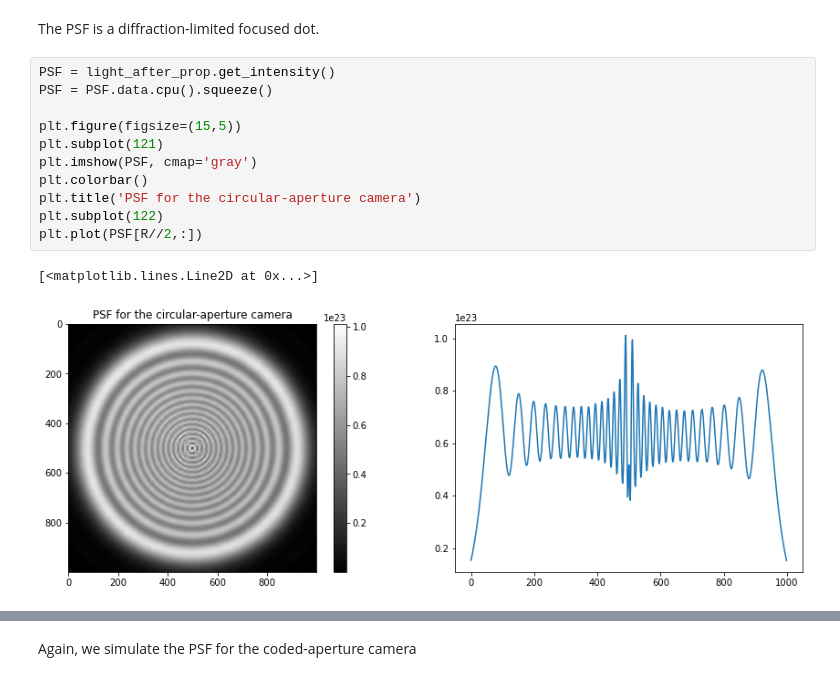
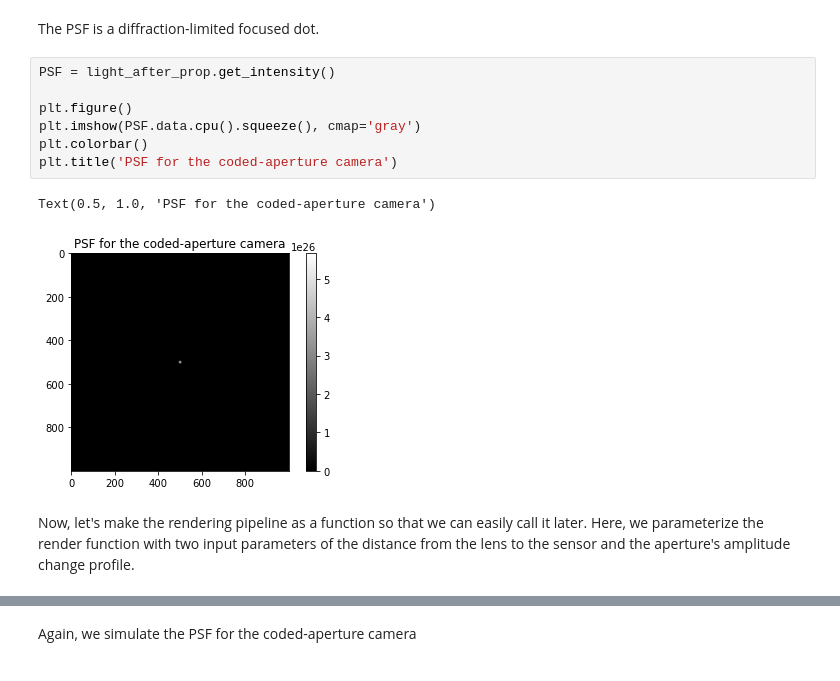
Before and after one commit to shwbaek/pado, a Jupyter notebook: example/tutorial.ipynb, the cells around one changed output, grey strips where cells are left out. Cells and saved outputs as stored; diff of their text form.

```diff
--- a/example/tutorial.ipynb
+++ b/example/tutorial.ipynb
@@ -80,15 +80,13 @@ light_after_prop.visualize()
 The PSF is a diffraction-limited focused dot.
 # %%
 PSF = light_after_prop.get_intensity()
-PSF = PSF.data.cpu().squeeze()
 
-plt.figure(figsize=(15,5))
-plt.subplot(121)
-plt.imshow(PSF, cmap='gray')
+plt.figure()
+plt.imshow(PSF.data.cpu().squeeze(), cmap='gray')
 plt.colorbar()
-plt.title('PSF for the circular-aperture camera')
-plt.subplot(122)
-plt.plot(PSF[R//2,:])
+plt.title('PSF for the coded-aperture camera')
 # %% [output]
-[<matplotlib.lines.Line2D at 0x...>]
+Text(0.5, 1.0, 'PSF for the coded-aperture camera')
-[figure, old version]
+[figure, new version]
+# %% [markdown]
+Now, let's make the rendering pipeline as a function so that we can easily call it later. Here, we parameterize the render function with two input parameters of the distance from the lens to the sensor and the aperture's amplitude change profile.
```
Also changed, not shown: parts of 11 cells of this notebook, 2 other files.
